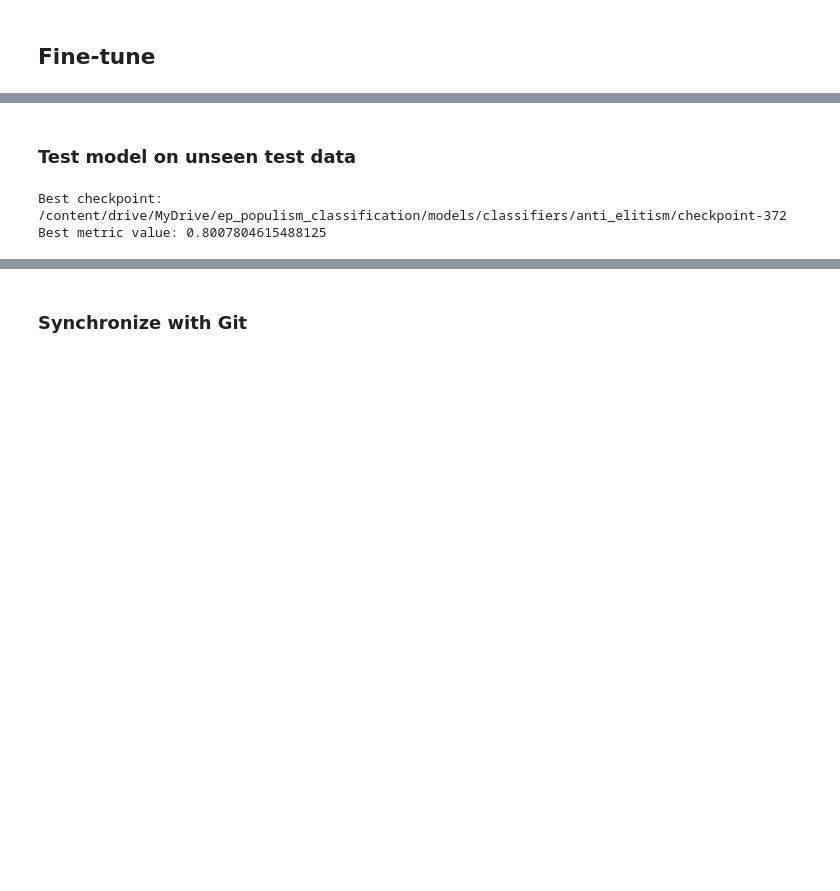
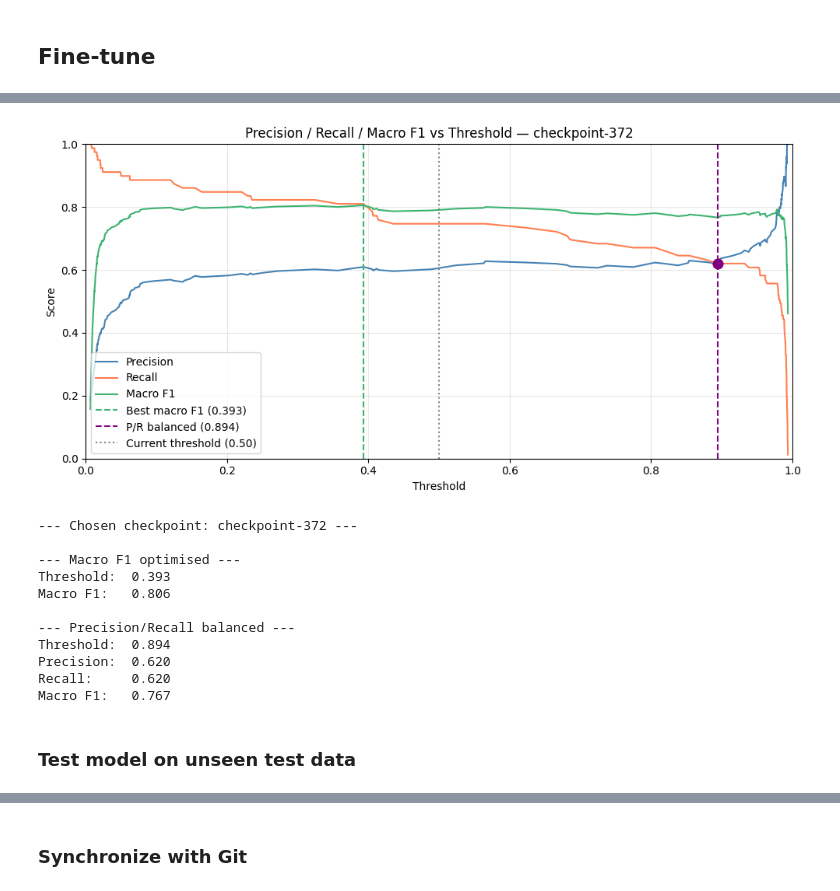
Before and after one commit to gransera/ep_populism_classification, a Jupyter notebook: notebooks/01_training_elite_RoBERTabase.ipynb, the cells around one changed output, grey strips where cells are left out. Cells and saved outputs as stored; diff of their text form; code cells hidden in the pictures; blank space fills up the shorter version.

```diff
--- a/notebooks/01_training_elite_RoBERTabase.ipynb
+++ b/notebooks/01_training_elite_RoBERTabase.ipynb
@@ -369,0 +327,9 @@ TrainOutput(global_step=496, training_loss=0.38964521115826023, metrics={'train_
+# %%
+eval_args = TrainingArguments(
+    output_dir=checkpoint_folder,
+    per_device_eval_batch_size=32,
+    fp16=str(device).startswith('cuda'),
+    eval_strategy='no',
+    report_to="none",
+    seed=SEED,
+)
@@ -369,0 +388,3 @@ TrainOutput(global_step=496, training_loss=0.38964521115826023, metrics={'train_
+# %%
+# Choose best checkpoint
+chosen_checkpoint = 'checkpoint-372'
@@ -370,9 +431,57 @@ TrainOutput(global_step=496, training_loss=0.38964521115826023, metrics={'train_
+# %%
+# Plot
+fig, ax = plt.subplots(figsize=(10, 5))
+ax.plot(thresholds, precisions[:-1], label='Precision', color='steelblue')
+ax.plot(thresholds, recalls[:-1], label='Recall', color='coral')
+ax.plot(thresholds, f1s_macro, label='Macro F1', color='mediumseagreen')
+ax.axvline(best_thresh_f1, color='mediumseagreen', linestyle='--',
+           label=f'Best macro F1 ({best_thresh_f1:.3f})')
+ax.axvline(best_thresh_balanced, color='purple', linestyle='--',
+           label=f'P/R balanced ({best_thresh_balanced:.3f})')
+ax.axvline(0.5, color='grey', linestyle=':',
+           label='Current threshold (0.50)')
+ax.scatter(best_thresh_balanced, precisions[balanced_idx],
+           color='purple', zorder=5, s=80)
+ax.scatter(best_thresh_balanced, recalls[balanced_idx],
+           color='purple', zorder=5, s=80)
+ax.set_xlabel('Threshold')
+ax.set_ylabel('Score')
+ax.set_title(f'Precision / Recall / Macro F1 vs Threshold — {chosen_checkpoint}')
+ax.legend(loc='lower left')
+ax.set_xlim(0, 1)
+ax.set_ylim(0, 1)
+ax.grid(alpha=0.3)
+plt.tight_layout()
+
+# Save
+visuals_folder = base_path / "outputs" / "visuals"
+visuals_folder.mkdir(parents=True, exist_ok=True)
+plt.savefig(visuals_folder / f"threshold_tuning_{chosen_checkpoint}.png",
+            dpi=300, bbox_inches='tight')
+plt.show()
+
+# Print summary
+print(f"--- Chosen checkpoint: {chosen_checkpoint} ---")
+print(f"\n--- Macro F1 optimised ---")
+print(f"Threshold:  {best_thresh_f1:.3f}")
+print(f"Macro F1:   {best_f1:.3f}")
+print(f"\n--- Precision/Recall balanced ---")
+print(f"Threshold:  {best_thresh_balanced:.3f}")
+print(f"Precision:  {precisions[balanced_idx]:.3f}")
+print(f"Recall:     {recalls[balanced_idx]:.3f}")
+print(f"Macro F1:   {f1s_macro[balanced_idx]:.3f}")
+# %% [output]
+[figure, added]
+--- Chosen checkpoint: checkpoint-372 ---
+
+--- Macro F1 optimised ---
+Threshold:  0.393
+Macro F1:   0.806
+
+--- Precision/Recall balanced ---
+Threshold:  0.894
+Precision:  0.620
+Recall:     0.620
+Macro F1:   0.767
 # %% [markdown]
 ### Test model on unseen test data
-# %%
-# Confirm the best model is loaded
-print("Best checkpoint:", trainer.state.best_model_checkpoint)
-print("Best metric value:", trainer.state.best_metric)
-# %% [output]
-Best checkpoint: /content/drive/MyDrive/ep_populism_classification/models/classifiers/anti_elitism/checkpoint-372
-Best metric value: 0.8007804615488125
```
Also changed, not shown: parts of 37 cells of this notebook, 1 other file.
